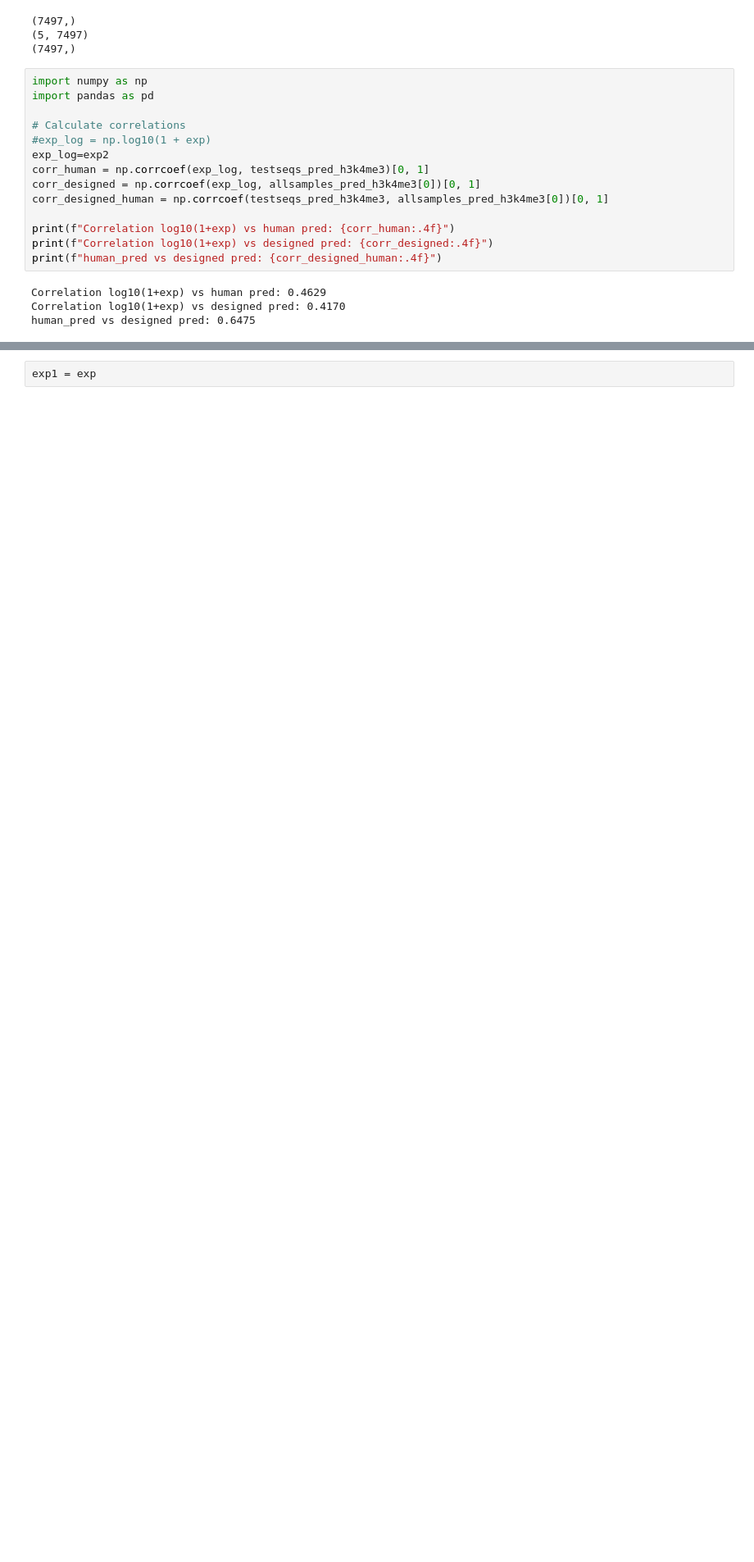
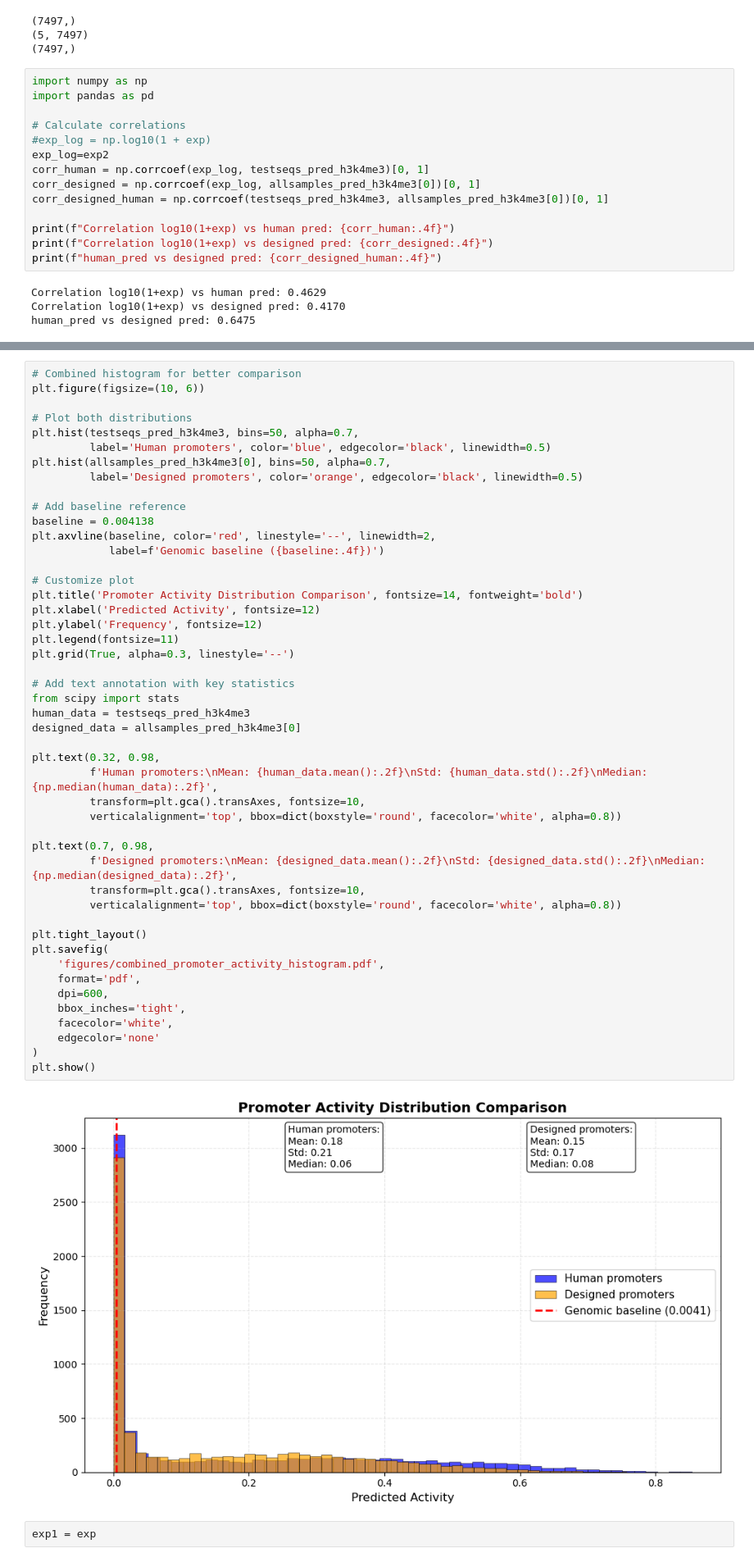
Before and after one commit to hashaam13/flow, a Jupyter notebook: promoter_analysis.ipynb, the cells around one changed output, grey strips where cells are left out. Shown at 82% size. Saved outputs shown, nothing was run; the diff lists cells and outputs as text; blank space fills up the shorter version.

```diff
--- a/promoter_analysis.ipynb
+++ b/promoter_analysis.ipynb
@@ -323,3 +324,52 @@ Are values above 1? allsamples: 77.4%
+# %%
+# Combined histogram for better comparison
+plt.figure(figsize=(10, 6))
+
+# Plot both distributions
+plt.hist(testseqs_pred_h3k4me3, bins=50, alpha=0.7,
+         label='Human promoters', color='blue', edgecolor='black', linewidth=0.5)
+plt.hist(allsamples_pred_h3k4me3[0], bins=50, alpha=0.7,
+         label='Designed promoters', color='orange', edgecolor='black', linewidth=0.5)
+
+# Add baseline reference
+baseline = 0.004138
+plt.axvline(baseline, color='red', linestyle='--', linewidth=2,
+            label=f'Genomic baseline ({baseline:.4f})')
+
+# Customize plot
+plt.title('Promoter Activity Distribution Comparison', fontsize=14, fontweight='bold')
+plt.xlabel('Predicted Activity', fontsize=12)
+plt.ylabel('Frequency', fontsize=12)
+plt.legend(fontsize=11)
+plt.grid(True, alpha=0.3, linestyle='--')
+
+# Add text annotation with key statistics
+from scipy import stats
+human_data = testseqs_pred_h3k4me3
+designed_data = allsamples_pred_h3k4me3[0]
+
+plt.text(0.32, 0.98,
+         f'Human promoters:\nMean: {human_data.mean():.2f}\nStd: {human_data.std():.2f}\nMedian: {np.median(human_data):.2f}',
+         transform=plt.gca().transAxes, fontsize=10,
+         verticalalignment='top', bbox=dict(boxstyle='round', facecolor='white', alpha=0.8))
+
+plt.text(0.7, 0.98,
+         f'Designed promoters:\nMean: {designed_data.mean():.2f}\nStd: {designed_data.std():.2f}\nMedian: {np.median(designed_data):.2f}',
+         transform=plt.gca().transAxes, fontsize=10,
+         verticalalignment='top', bbox=dict(boxstyle='round', facecolor='white', alpha=0.8))
+
+plt.tight_layout()
+plt.savefig(
+    'figures/combined_promoter_activity_histogram.pdf',
+    format='pdf',
+    dpi=600,
+    bbox_inches='tight',
+    facecolor='white',
+    edgecolor='none'
+)
+plt.show()
+# %% [output]
+[figure, added]
 # %%
 exp1 = exp
 # %%
```
Also changed, not shown: parts of 5 cells of this notebook, 26 other files.
